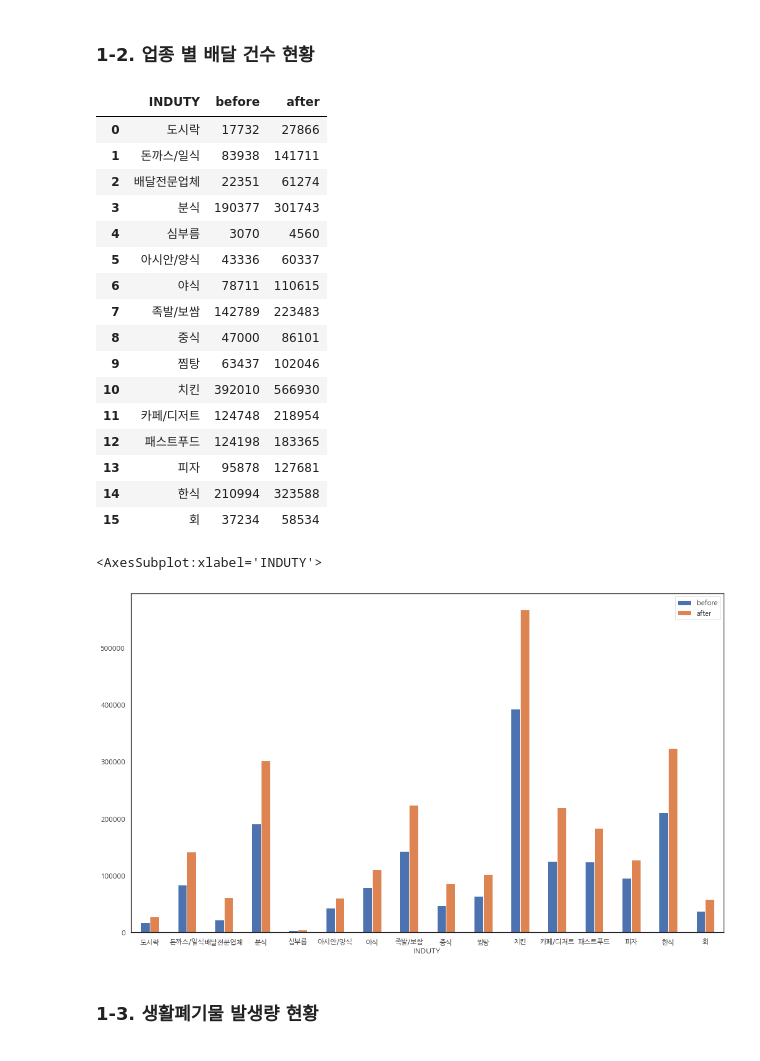
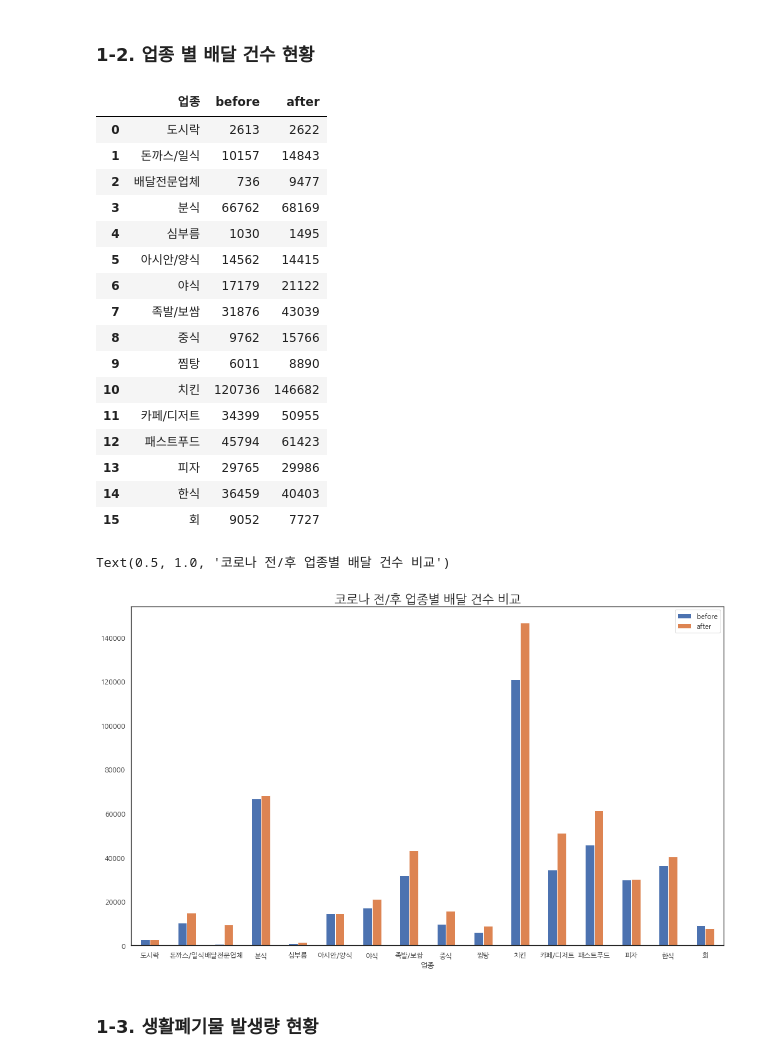
Before and after one commit to wonjun1995/KT_bigdata_platform_BI_challenge, a Jupyter notebook: visualization.ipynb, the cells around one changed output. Cells and saved outputs as stored; diff of their text form; code cells hidden in the pictures.

```diff
--- a/visualization.ipynb
+++ b/visualization.ipynb
@@ -89,6 +89,7 @@ plt.show()
 #### 1-1-1 전국 배달 건수 현황
 # %%
 dlvr_call=pd.read_csv('./KT_빅데이터플랫폼_데이터셋/dlvr_call.csv')
+dlvr_call=dlvr_call[dlvr_call['DLVR_STORE_BRTC_NM'] == '서울특별시']
 # %%
 # 전국 배달 건수 현황
 dlvr_call_cnt = pd.DataFrame(dlvr_call.groupby('PROCESS_DT')[['GOODS_AMOUNT']].count().to_records())
@@ -141,42 +144,42 @@ plt.show()
 # %%
 dlvr_call['PROCESS_DT'] = pd.to_datetime(dlvr_call['PROCESS_DT'])
 # %%
-before = dlvr_call[dlvr_call['PROCESS_DT'] < pd.to_datetime('2020-02-18')]
-after = dlvr_call[dlvr_call['PROCESS_DT'] > pd.to_datetime('2020-02-18')]
+before = dlvr_call[dlvr_call['PROCESS_DT'] < pd.to_datetime('2020-02-23')]
+after = dlvr_call[dlvr_call['PROCESS_DT'] > pd.to_datetime('2020-02-23')]
 # %%
 before_induty_count=pd.DataFrame(before.groupby(['DLVR_STORE_INDUTY_NM'])['GOODS_AMOUNT'].count()).reset_index()
 after_induty_count=pd.DataFrame(after.groupby(['DLVR_STORE_INDUTY_NM'])['GOODS_AMOUNT'].count()).reset_index()
 # %%
-before_induty_count.columns=['INDUTY','before']
+before_induty_count.columns=['업종','before']
 
-after_induty_count.columns=['INDUTY','after']
+after_induty_count.columns=['업종','after']
 # %%
-total=before_induty_count.join(after_induty_count.set_index('INDUTY'), on= 'INDUTY')
+total=before_induty_count.join(after_induty_count.set_index('업종'), on= '업종')
 # %%
 total
 # %% [output]
-|  | INDUTY | before | after |
-| 0 | 도시락 | 17732 | 27866 |
-| 1 | 돈까스/일식 | 83938 | 141711 |
-| 2 | 배달전문업체 | 22351 | 61274 |
-| 3 | 분식 | 190377 | 301743 |
-| 4 | 심부름 | 3070 | 4560 |
-| 5 | 아시안/양식 | 43336 | 60337 |
-| 6 | 야식 | 78711 | 110615 |
-| 7 | 족발/보쌈 | 142789 | 223483 |
-| 8 | 중식 | 47000 | 86101 |
-| 9 | 찜탕 | 63437 | 102046 |
-| 10 | 치킨 | 392010 | 566930 |
-| 11 | 카페/디저트 | 124748 | 218954 |
-| 12 | 패스트푸드 | 124198 | 183365 |
-| 13 | 피자 | 95878 | 127681 |
-| 14 | 한식 | 210994 | 323588 |
-| 15 | 회 | 37234 | 58534 |
+|  | 업종 | before | after |
+| 0 | 도시락 | 2613 | 2622 |
+| 1 | 돈까스/일식 | 10157 | 14843 |
+| 2 | 배달전문업체 | 736 | 9477 |
+| 3 | 분식 | 66762 | 68169 |
+| 4 | 심부름 | 1030 | 1495 |
+| 5 | 아시안/양식 | 14562 | 14415 |
+| 6 | 야식 | 17179 | 21122 |
+| 7 | 족발/보쌈 | 31876 | 43039 |
+| 8 | 중식 | 9762 | 15766 |
+| 9 | 찜탕 | 6011 | 8890 |
+| 10 | 치킨 | 120736 | 146682 |
+| 11 | 카페/디저트 | 34399 | 50955 |
+| 12 | 패스트푸드 | 45794 | 61423 |
+| 13 | 피자 | 29765 | 29986 |
+| 14 | 한식 | 36459 | 40403 |
+| 15 | 회 | 9052 | 7727 |
 # %%
-
-total.plot(kind='bar',x='INDUTY',rot=0,figsize=(17,10))
+total.plot(kind='bar',x='업종',rot=0,figsize=(17,10))
+plt.title("코로나 전/후 업종별 배달 건수 비교",fontsize=20)
 # %% [output]
-<AxesSubplot:xlabel='INDUTY'>
+Text(0.5, 1.0, '코로나 전/후 업종별 배달 건수 비교')
-[figure, old version]
+[figure, new version]
 # %% [markdown]
 ### 1-3. 생활폐기물 발생량 현황
```
Also changed, not shown: parts of 5 cells of this notebook.
